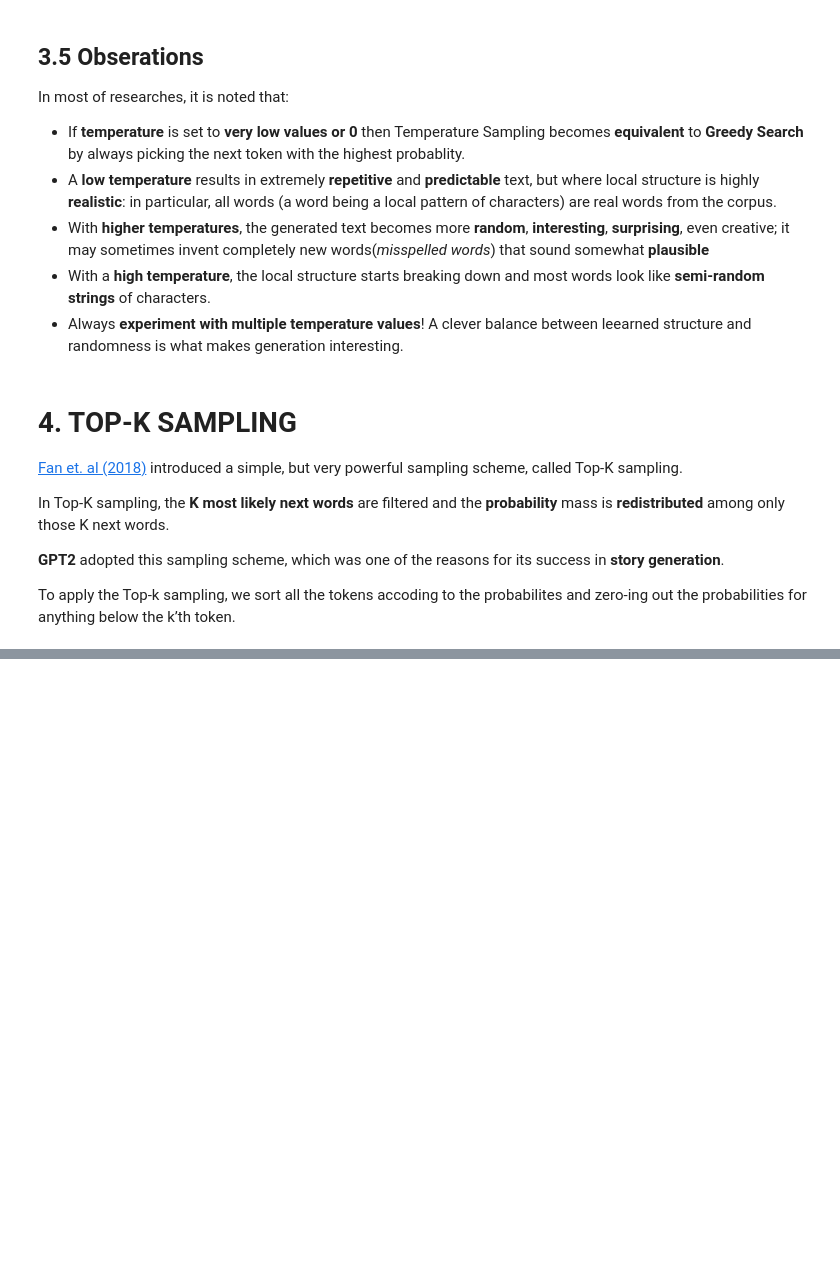
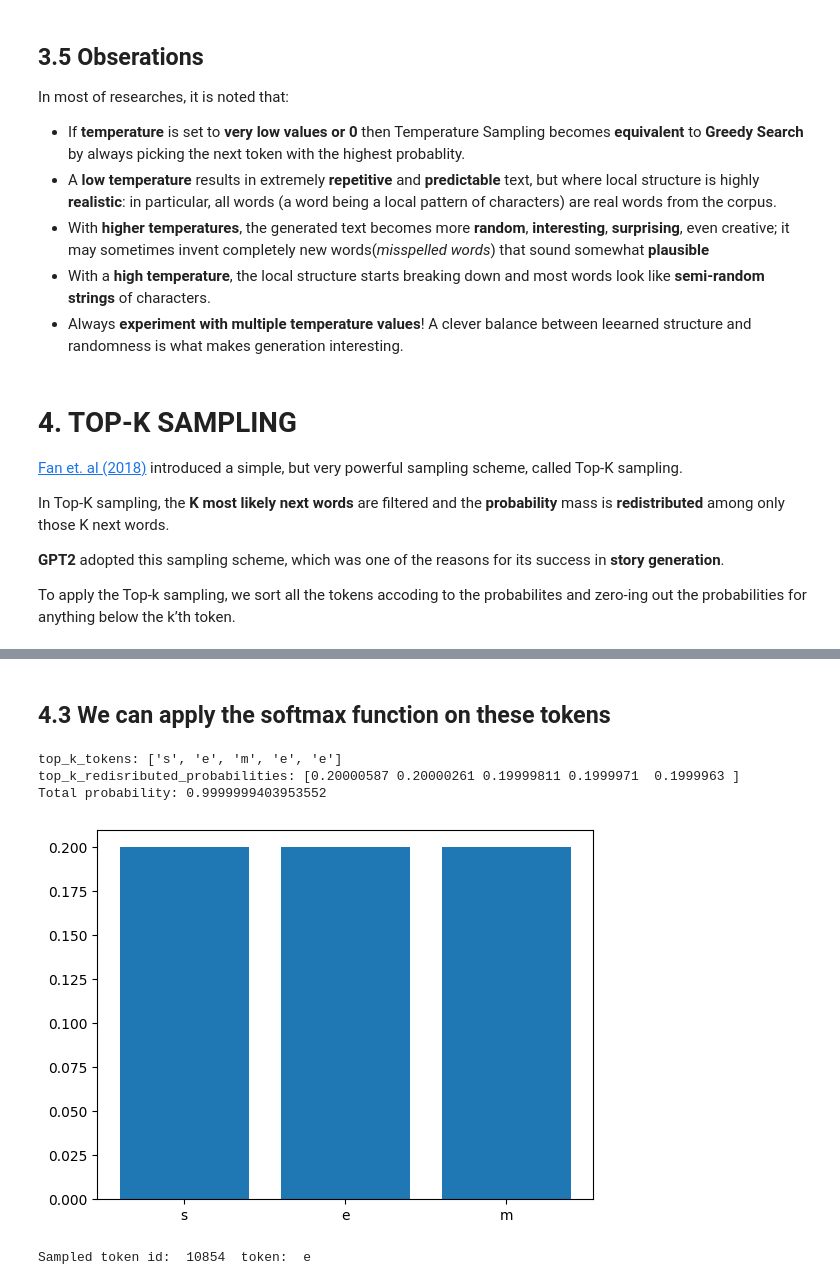
Before and after one commit to Stealeristaken/Sampling2Project, a Jupyter notebook: ornkeleme_taslak.ipynb, the cells around one changed output, grey strips where cells are left out. Saved outputs shown, nothing was run; the diff lists cells and outputs as text; code cells hidden in the pictures; blank space fills up the shorter version.

```diff
--- a/ornkeleme_taslak.ipynb
+++ b/ornkeleme_taslak.ipynb
@@ -179,0 +184,8 @@ https://colab.research.google.com/drive/1yK5LO4jAPb8LHAoQWw0svH6p8QSiDcwC?usp=sh
+# %%
+import torch
+import tensorflow as tf
+k = 5
+top_k_probabilites, top_k_indices = tf.math.top_k(predictions, k = k, sorted = True)
+top_k_indices = np.asarray(top_k_indices).astype("int32")
+top_k_tokens = [freq_list[i] for i in top_k_indices]
+top_k_indices, top_k_tokens
@@ -179,0 +200,24 @@ https://colab.research.google.com/drive/1yK5LO4jAPb8LHAoQWw0svH6p8QSiDcwC?usp=sh
+# %% [markdown]
+## 4.3 We can apply the **softmax** function on these tokens
+# %%
+top_k_redisributed_probabilities = softmax(np.log(top_k_probabilites))
+top_k_redisributed_probabilities = np.asarray(top_k_redisributed_probabilities).astype("float32")
+print(f'top_k_tokens: {top_k_tokens}')
+print(f'top_k_redisributed_probabilities: {top_k_redisributed_probabilities}')
+print(f'Total probability: {top_k_redisributed_probabilities.sum()}')
+# %% [output]
+top_k_tokens: ['s', 'e', 'm', 'e', 'e']
+top_k_redisributed_probabilities: [0.20000587 0.20000261 0.19999811 0.1999971  0.1999963 ]
+Total probability: 0.9999999403953552
+# %%
+plt.bar(top_k_tokens, top_k_redisributed_probabilities)
+plt.show()
+# %% [output]
+[figure, added]
+# %%
+sampled_token = np.random.choice(top_k_indices,
+                                 p=top_k_redisributed_probabilities)
+print("Sampled token id: ",sampled_token,
+      " token: ",freq_list[sampled_token])
+# %% [output]
+Sampled token id:  10854  token:  e
```
Also changed, not shown: parts of 16 cells of this notebook.
